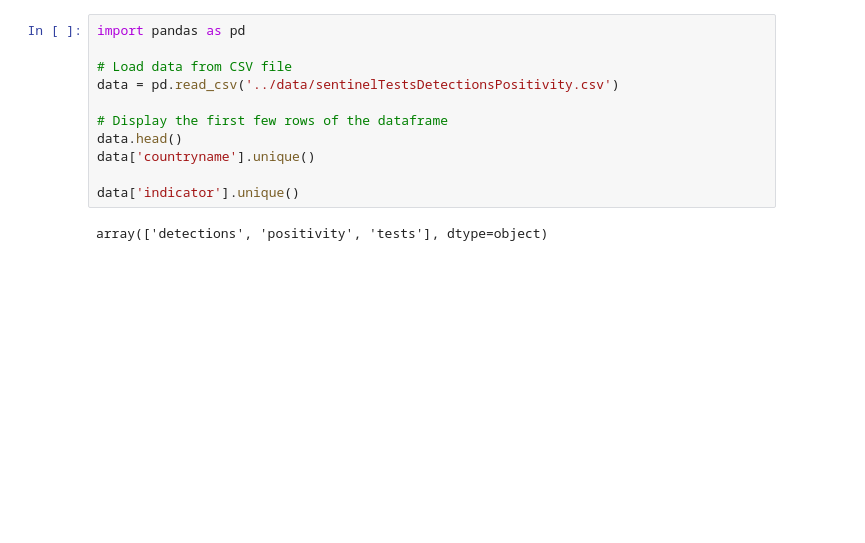
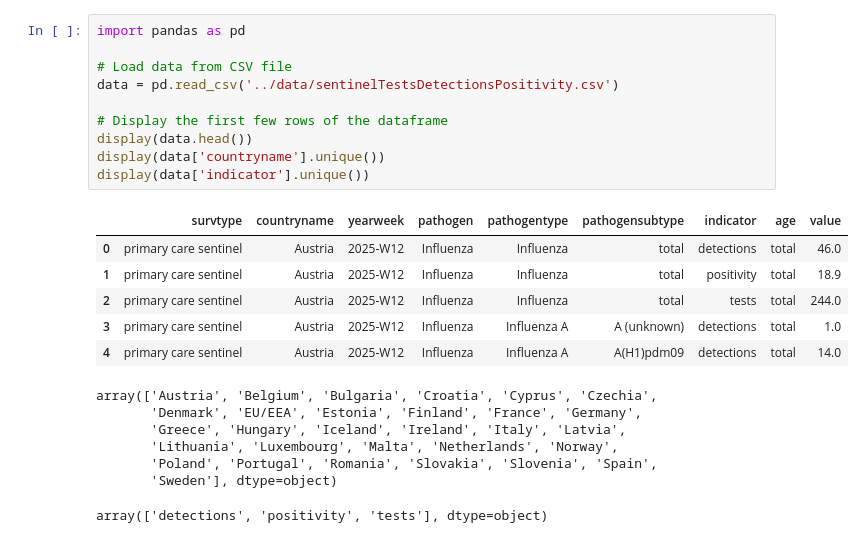
Before and after one commit to petrroll/illdata, a Jupyter notebook: playground/playground_ervis.ipynb, the cells around one changed output. Saved outputs shown, nothing was run; the diff lists cells and outputs as text; blank space fills up the shorter version.

```diff
--- a/playground/playground_ervis.ipynb
+++ b/playground/playground_ervis.ipynb
@@ -1,13 +1,24 @@
 # %%
 import pandas as pd
 
 # Load data from CSV file
 data = pd.read_csv('../data/sentinelTestsDetectionsPositivity.csv')
 
 # Display the first few rows of the dataframe
-data.head()
-data['countryname'].unique()
-
-data['indicator'].unique()
+display(data.head())
+display(data['countryname'].unique())
+display(data['indicator'].unique())
 # %% [output]
+|  | survtype | countryname | yearweek | pathogen | pathogentype | pathogensubtype | indicator | age | value |
+| 0 | primary care sentinel | Austria | 2025-W12 | Influenza | Influenza | total | detections | total | 46.0 |
+| 1 | primary care sentinel | Austria | 2025-W12 | Influenza | Influenza | total | positivity | total | 18.9 |
+| 2 | primary care sentinel | Austria | 2025-W12 | Influenza | Influenza | total | tests | total | 244.0 |
+| 3 | primary care sentinel | Austria | 2025-W12 | Influenza | Influenza A | A (unknown) | detections | total | 1.0 |
+| 4 | primary care sentinel | Austria | 2025-W12 | Influenza | Influenza A | A(H1)pdm09 | detections | total | 14.0 |
-array(['detections', 'positivity', 'tests'], dtype=object)
+array(['Austria', 'Belgium', 'Bulgaria', 'Croatia', 'Cyprus', 'Czechia',
+       'Denmark', 'EU/EEA', 'Estonia', 'Finland', 'France', 'Germany',
+       'Greece', 'Hungary', 'Iceland', 'Ireland', 'Italy', 'Latvia',
+       'Lithuania', 'Luxembourg', 'Malta', 'Netherlands', 'Norway',
+       'Poland', 'Portugal', 'Romania', 'Slovakia', 'Slovenia', 'Spain',
+       'Sweden'], dtype=object)
+array(['detections', 'positivity', 'tests'], dtype=object)
```
Also changed, not shown: parts of 7 cells of this notebook, 3 other files.
